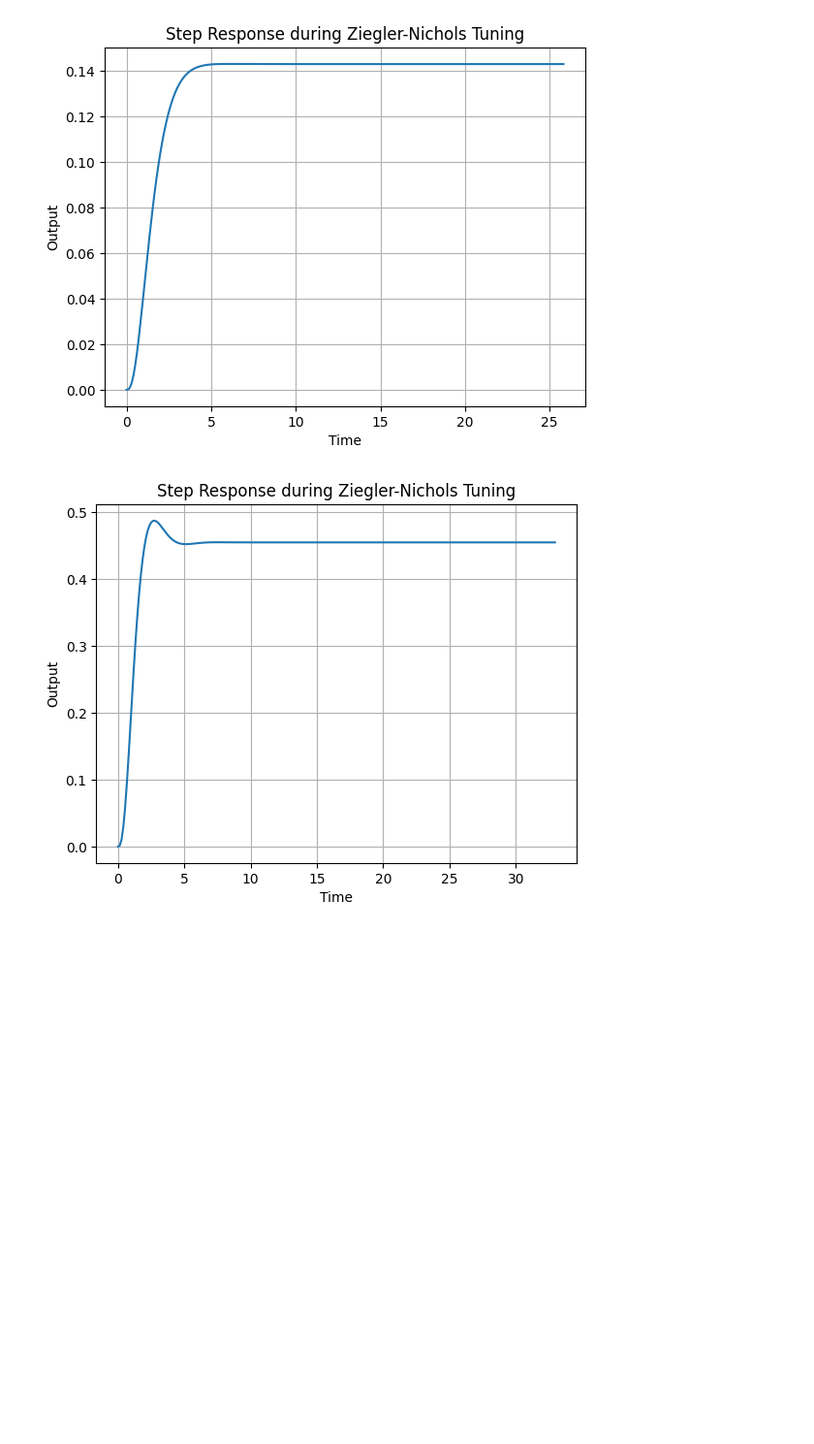
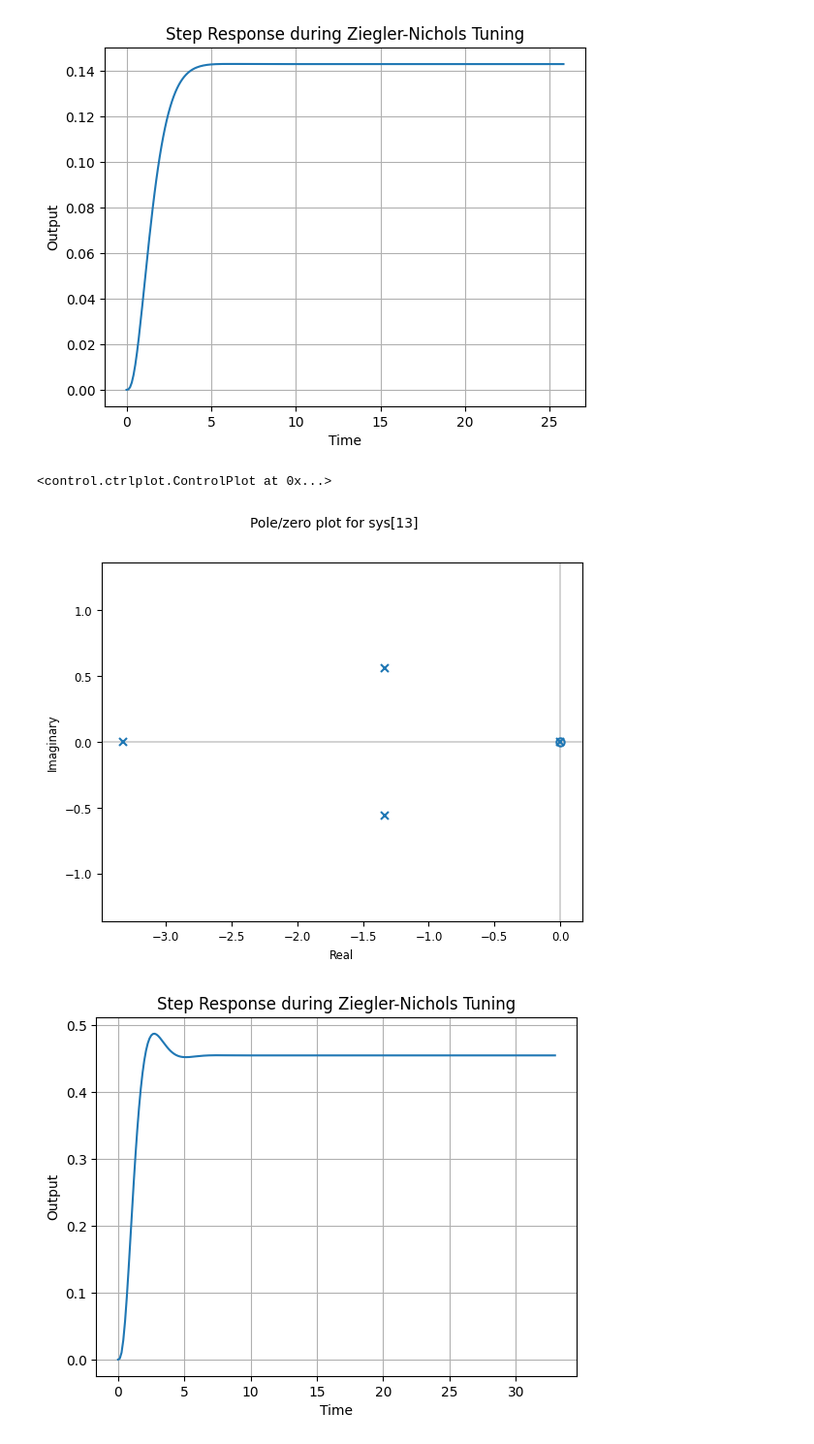
Before and after one commit to FelixWick/control_engineering, a Jupyter notebook: examples/5_controller_design/Ziegler-Nichols.ipynb, the cells around one changed output. Shown at 97% size. Cells and saved outputs as stored; diff of their text form; code cells hidden in the pictures; blank space fills up the shorter version.

```diff
--- a/examples/5_controller_design/Ziegler-Nichols.ipynb
+++ b/examples/5_controller_design/Ziegler-Nichols.ipynb
@@ -32,6 +32,11 @@ plt.grid(True)
 plt.show()
 # %% [output]
 [figure]
+# %%
+ct.pzmap(T)
+# %% [output]
+<control.ctrlplot.ControlPlot at 0x...>
+[figure, added]
 # %%
 Kp = 5
 C = ct.TransferFunction([Kd, Kp, Ki], [1, 0])
```
Also changed, not shown: parts of 5 cells of this notebook, 6 other files.
